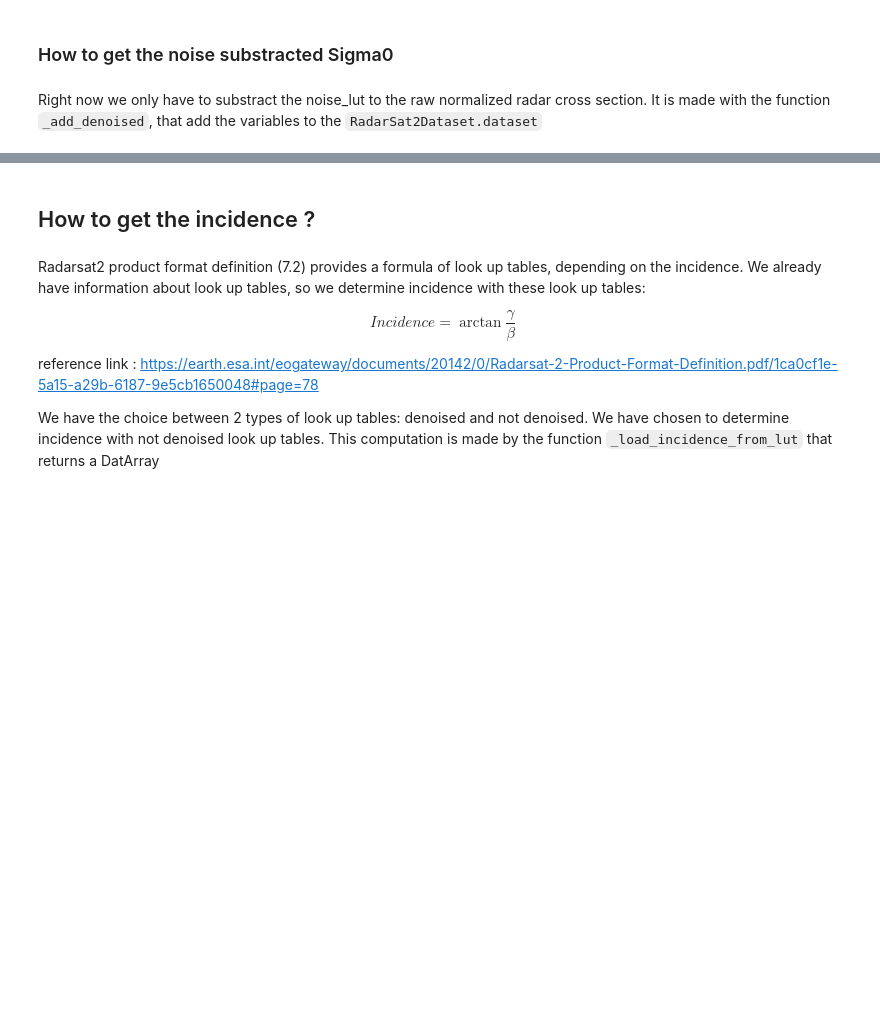
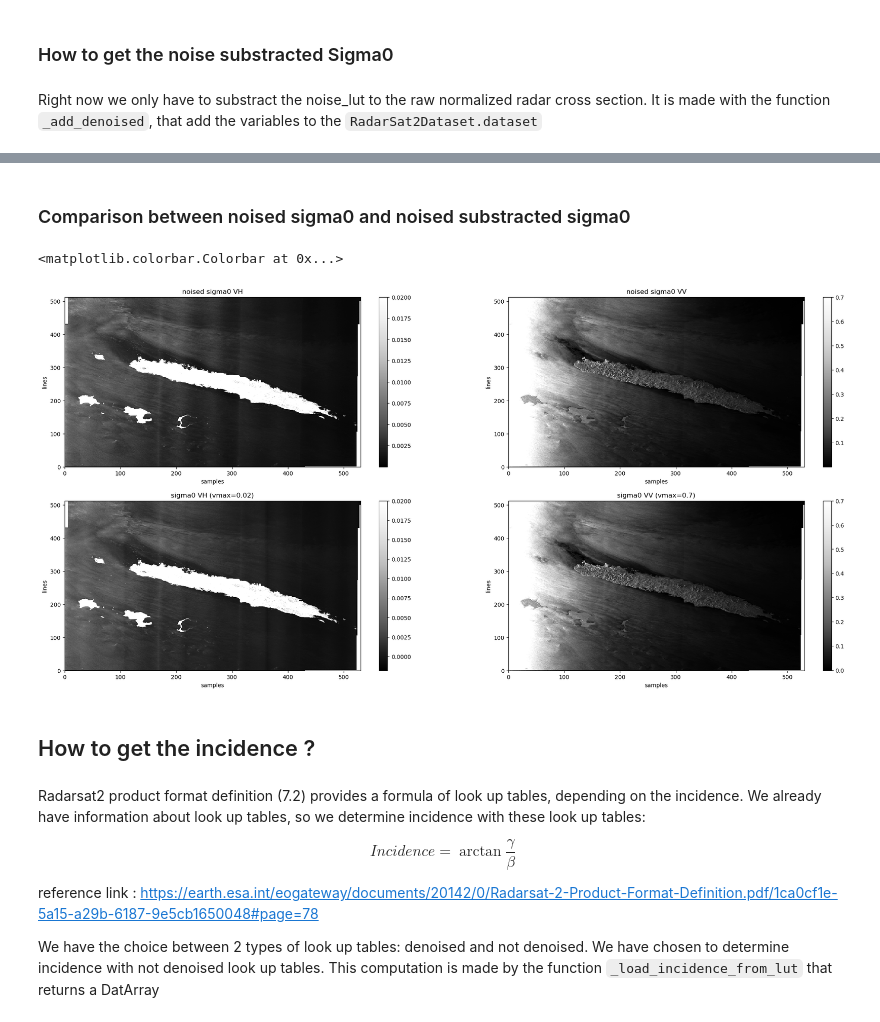
Before and after one commit to umr-lops/xsar, a Jupyter notebook: docs/examples/radarsat2.ipynb, the cells around one changed output, grey strips where cells are left out. Saved outputs shown, nothing was run; the diff lists cells and outputs as text; code cells hidden in the pictures; blank space fills up the shorter version.

```diff
--- a/docs/examples/radarsat2.ipynb
+++ b/docs/examples/radarsat2.ipynb
@@ -204,10 +233,41 @@ sigma0
+# %% [markdown]
+### Comparison between noised sigma0 and noised substracted sigma0
 # %%
+plt.figure(figsize=(26, 12))
+
 sigma0_cross = sigma0.sel(pol='VH')
+sigma0_co = sigma0.sel(pol='VV')
+
+plt.subplot(2,2,1)
+plt.pcolor(sigma0_raw_cross, vmax=0.02, cmap='Greys_r')
+plt.title('noised sigma0 VH')
+plt.xlabel('samples')
+plt.ylabel('lines')
+plt.colorbar()
+
+plt.subplot(2,2,3)
 plt.pcolor(sigma0_cross, vmax=0.02, cmap='Greys_r')
 plt.title('sigma0 VH (vmax=0.02)')
 plt.xlabel('samples')
 plt.ylabel('lines')
 plt.colorbar()
+
+plt.subplot(2,2,2)
+plt.pcolor(sigma0_raw_co, vmax=0.7, cmap='Greys_r')
+plt.title('noised sigma0 VV')
+plt.xlabel('samples')
+plt.ylabel('lines')
+plt.colorbar()
+
+plt.subplot(2,2,4)
+plt.pcolor(sigma0_co, vmax=0.7, cmap='Greys_r')
+plt.title('sigma0 VV (vmax=0.7)')
+plt.xlabel('samples')
+plt.ylabel('lines')
+plt.colorbar()
+# %% [output]
+<matplotlib.colorbar.Colorbar at 0x...>
+[figure, added]
 # %% [markdown]
 ## How to get the incidence ?
 # %% [markdown]
```
Also changed, not shown: parts of 2 cells of this notebook, 3 other files.
